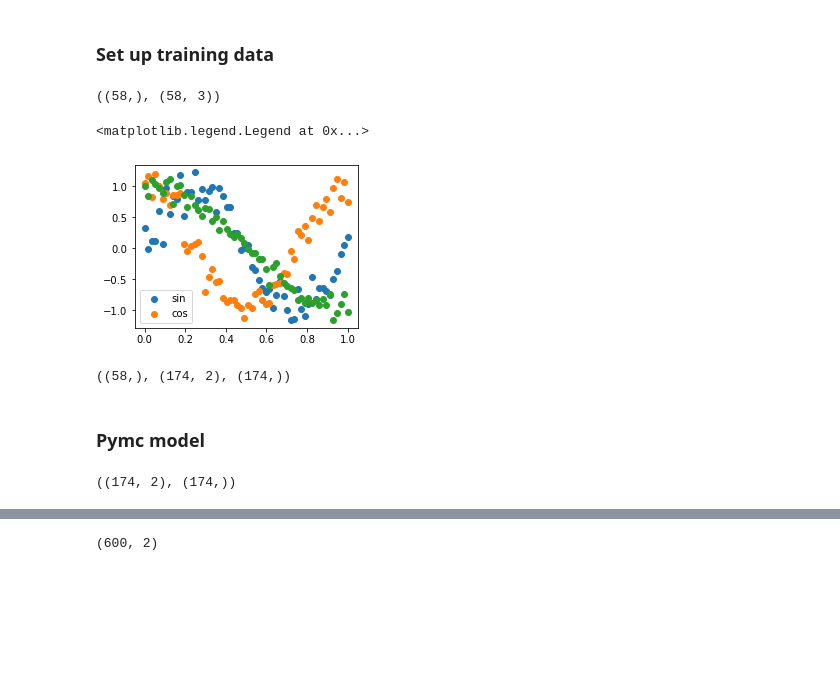
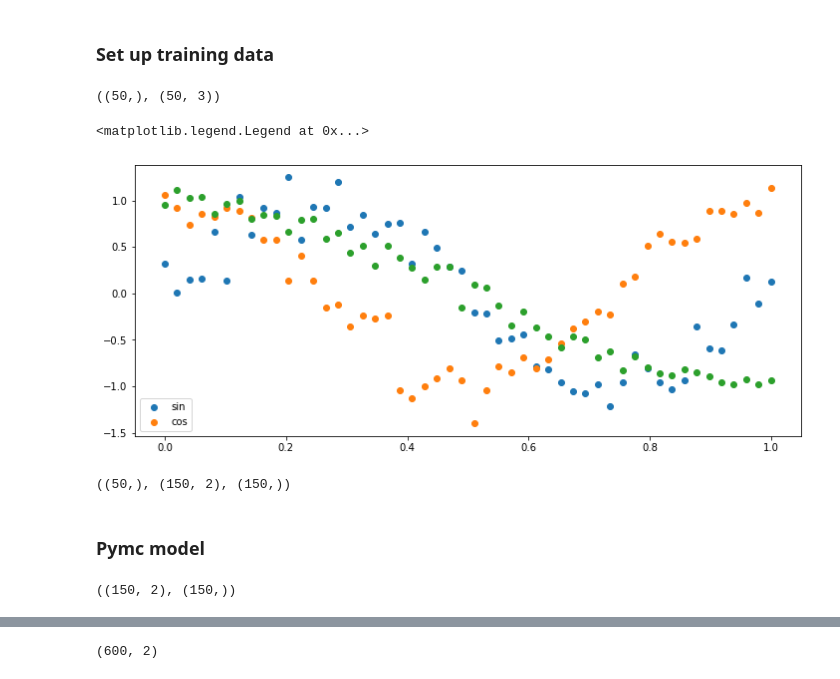
Before and after one commit to danhphan/gp_experiments, a Jupyter notebook: experiments/05_multitask_gp_regression_pymc4_3outputs_2kernels.ipynb, the cells around one changed output, grey strips where cells are left out. Drawn from its saved outputs; the diff is of its cells as text; code cells hidden in the pictures; blank space fills up the shorter version.

```diff
--- a/experiments/05_multitask_gp_regression_pymc4_3outputs_2kernels.ipynb
+++ b/experiments/05_multitask_gp_regression_pymc4_3outputs_2kernels.ipynb
@@ -17,7 +17,7 @@ import math
 # %% [markdown]
 ### Set up training data
 # %%
-train_x = np.linspace(0, 1, 58)
+train_x = np.linspace(0, 1, 50)
 
 train_y = np.stack([
     np.sin(train_x * (2 * math.pi)) + np.random.randn(len(train_x)) * 0.2,
@@ -27,16 +27,16 @@ train_y = np.stack([
 # %%
 train_x.shape, train_y.shape
 # %% [output]
-((58,), (58, 3))
+((50,), (50, 3))
 # %%
-fig, ax = plt.subplots(1,1, figsize=(4,3))
+fig, ax = plt.subplots(1,1, figsize=(12,5))
 ax.scatter(train_x, train_y[:,0])
 ax.scatter(train_x, train_y[:,1])
 ax.scatter(train_x, train_y[:,2])
 plt.legend(["sin", "cos"])
 # %% [output]
 <matplotlib.legend.Legend at 0x...>
-[figure, old version]
+[figure, new version]
 # %%
 x = train_x
 xx = np.concatenate((x, x, x), axis=0)[:,None]
@@ -48,13 +48,13 @@ X = np.concatenate((xx, idx), axis=1)
 y = np.concatenate((train_y[:,0], train_y[:,1], train_y[:,2]))
 x.shape, X.shape, y.shape
 # %% [output]
-((58,), (174, 2), (174,))
+((50,), (150, 2), (150,))
 # %% [markdown]
 ### Pymc model
 # %%
 X.shape, y.shape
 # %% [output]
-((174, 2), (174,))
+((150, 2), (150,))
 # %%
 with pm.Model() as model:
     ell = pm.Gamma("ell", alpha=2, beta=0.5)
```
Also changed, not shown: parts of 9 cells of this notebook, 1 other file.
